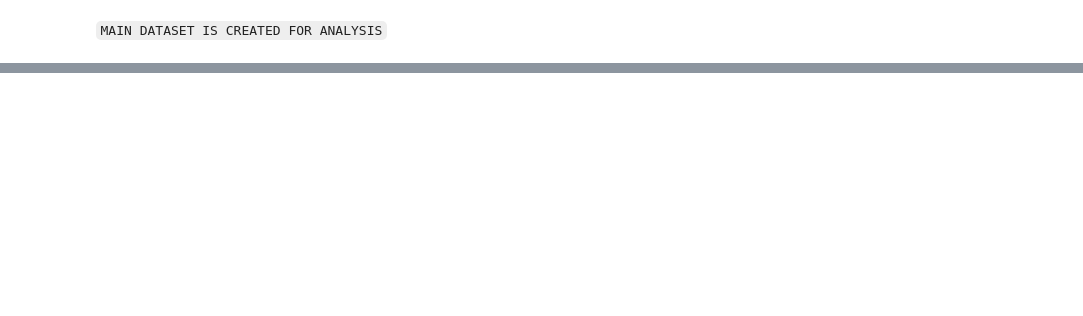
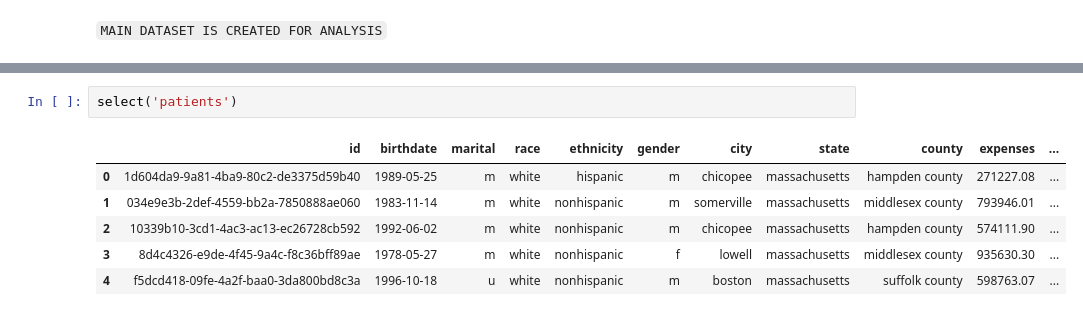
Before and after one commit to IamRaNo/Portfolio-Projects-Repository, a Jupyter notebook: Synthea Datasets/Solutions/business_problems/data_for_problem_1.ipynb, the cells around one changed output, grey strips where cells are left out. Drawn from its saved outputs; the diff is of its cells as text; blank space fills up the shorter version.

```diff
--- a/Synthea Datasets/Solutions/business_problems/data_for_problem_1.ipynb
+++ b/Synthea Datasets/Solutions/business_problems/data_for_problem_1.ipynb
@@ -107,0 +122,9 @@ readmission_encounter_id
+# %%
+select('patients')
+# %% [output]
+|  | id | birthdate | marital | race | ethnicity | gender | city | state | county | expenses | ... |
+| 0 | 1d604da9-9a81-4ba9-80c2-de3375d59b40 | 1989-05-25 | m | white | hispanic | m | chicopee | massachusetts | hampden county | 271227.08 | ... |
+| 1 | 034e9e3b-2def-4559-bb2a-7850888ae060 | 1983-11-14 | m | white | nonhispanic | m | somerville | massachusetts | middlesex county | 793946.01 | ... |
+| 2 | 10339b10-3cd1-4ac3-ac13-ec26728cb592 | 1992-06-02 | m | white | nonhispanic | m | chicopee | massachusetts | hampden county | 574111.90 | ... |
+| 3 | 8d4c4326-e9de-4f45-9a4c-f8c36bff89ae | 1978-05-27 | m | white | nonhispanic | f | lowell | massachusetts | middlesex county | 935630.30 | ... |
+| 4 | f5dcd418-09fe-4a2f-baa0-3da800bd8c3a | 1996-10-18 | u | white | nonhispanic | m | boston | massachusetts | suffolk county | 598763.07 | ... |
```
Also changed, not shown: parts of 22 cells of this notebook, 1 other file.
